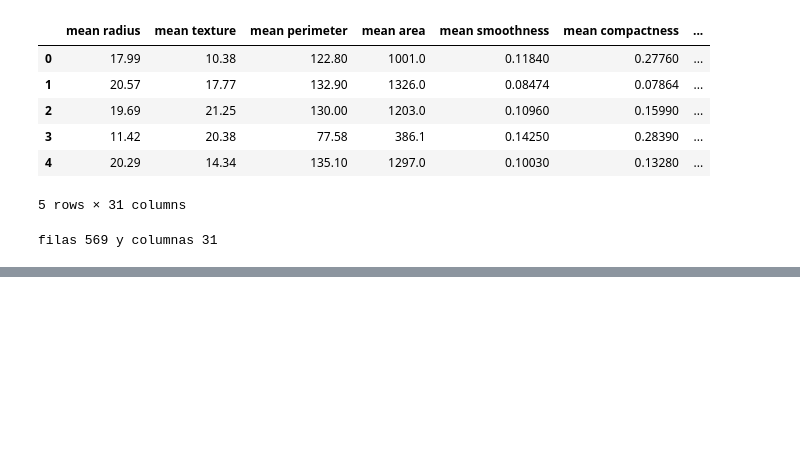
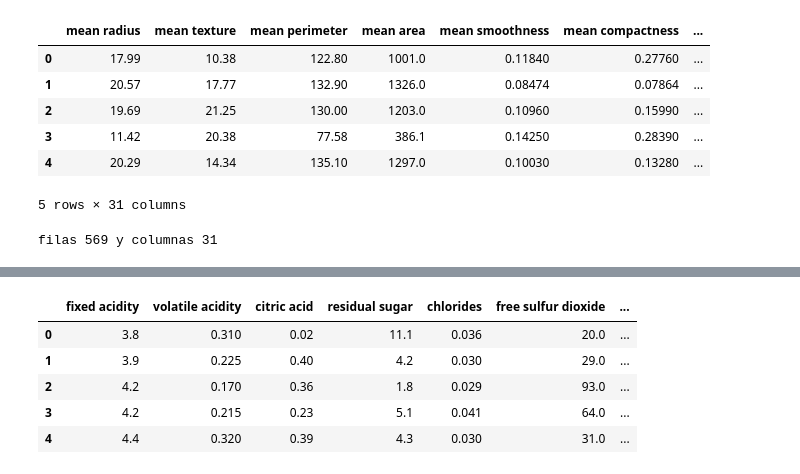
Before and after one commit to manuelo24-jpg/Ejercicios-Python, a Jupyter notebook: Saa/Practica_Matriz_Confusion/matriz_confusion.ipynb, the cells around one changed output, grey strips where cells are left out. Drawn from its saved outputs; the diff is of its cells as text; code cells hidden in the pictures; blank space fills up the shorter version.

```diff
--- a/Saa/Practica_Matriz_Confusion/matriz_confusion.ipynb
+++ b/Saa/Practica_Matriz_Confusion/matriz_confusion.ipynb
@@ -25,0 +52,10 @@ filas 569 y columnas 31
+# %%
+df_wines = pd.merge(df_wines_red, df_wines_white, how="outer")
+df_wines.head()
+# %% [output]
+|  | fixed acidity | volatile acidity | citric acid | residual sugar | chlorides | free sulfur dioxide | ... |
+| 0 | 3.8 | 0.310 | 0.02 | 11.1 | 0.036 | 20.0 | ... |
+| 1 | 3.9 | 0.225 | 0.40 | 4.2 | 0.030 | 29.0 | ... |
+| 2 | 4.2 | 0.170 | 0.36 | 1.8 | 0.029 | 93.0 | ... |
+| 3 | 4.2 | 0.215 | 0.23 | 5.1 | 0.041 | 64.0 | ... |
+| 4 | 4.4 | 0.320 | 0.39 | 4.3 | 0.030 | 31.0 | ... |
```
Also changed, not shown: parts of 13 cells of this notebook, 46 other files.
